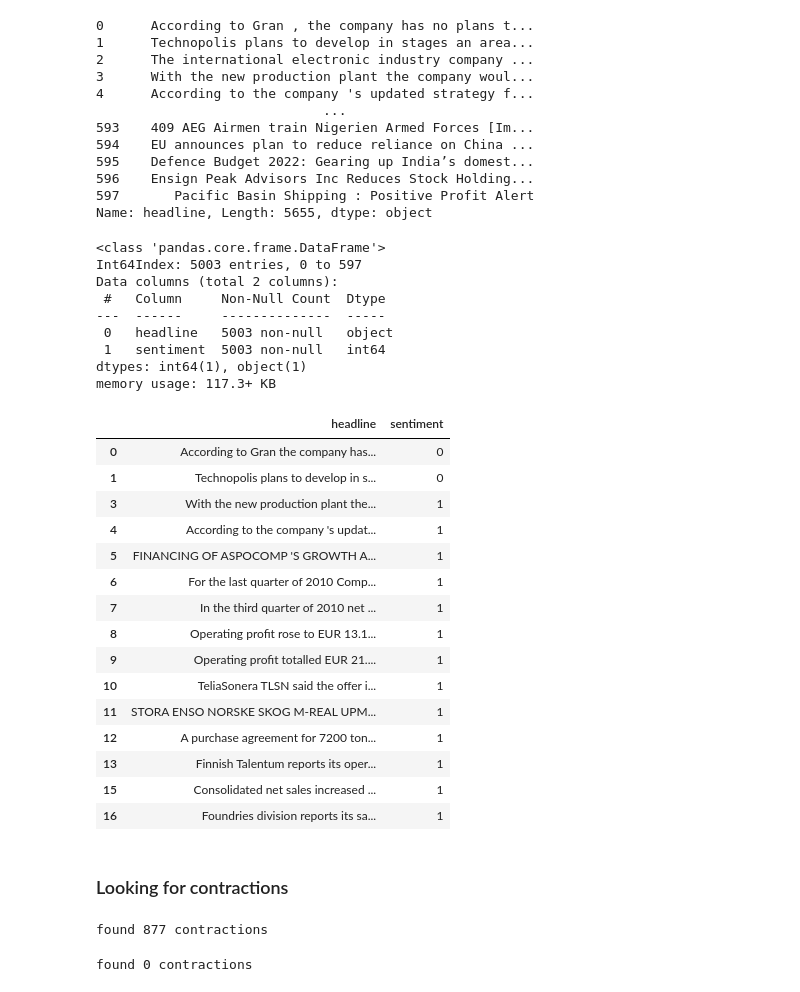
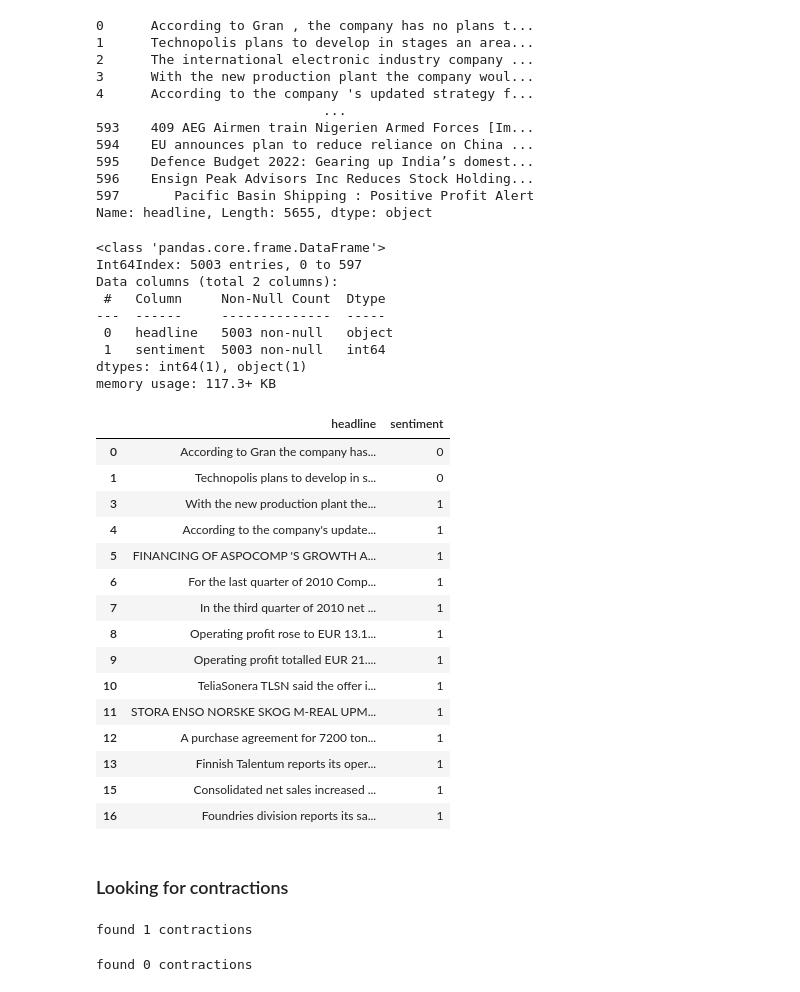
Before and after one commit to arnodunstatter/COSC4337-project, a Jupyter notebook: Financial_Sentiment_Analysis_Project.ipynb, the cells around one changed output. Cells and saved outputs as stored; diff of their text form; code cells hidden in the pictures.

```diff
--- a/Financial_Sentiment_Analysis_Project.ipynb
+++ b/Financial_Sentiment_Analysis_Project.ipynb
@@ -233,35 +233,39 @@ import re
 already_clean_h = []
 for h in data['headline']: # for each headline
   # ^ indicates not when in [] - if the string contains anything not in our allowable character set replaces it with nothing, then strip spaces from beginning and end
   #cleaned_h.append(re.sub(r'[^a-zA-Z0-9\s,.:\'?!$%&()_-]+', '', h).strip())
   if not bool(re.search('[^a-zA-Z0-9\s,.:\'?!$%&()_-]+', h)):
     # Get rid of "," and "." that are by themselves (Ex. "[word],", "[word] , ", "[word] .")
-    already_clean_h.append(re.sub(r'\b,+||\b\s,+||\b\s\.+', '', h).strip())
+    clean_h = re.sub(r'\b,+||\b\s,+||\s\.+||\.\Z', '', h)
+    clean_h = re.sub(r'\s%+', '%', clean_h)
+    clean_h = re.sub(r'\s:+', ':', clean_h)
+    clean_h = re.sub(r'\s\'s', '\'s', clean_h)
+    already_clean_h.append(clean_h.strip())
   else:
     already_clean_h.append(None)
 
 #data = data.assign(cleaned = cleaned_h) # the cleaned column contains both the headlines which were clean as-was and the columns which were made clean
 data = data.assign(headline = already_clean_h) # the clean column contains only headlines which were clean as-was
 
 data = data.dropna()
 
 data.info()
 data.head(15)
 # %% [output]
 <class 'pandas.core.frame.DataFrame'>
 Int64Index: 5003 entries, 0 to 597
 Data columns (total 2 columns):
  #   Column     Non-Null Count  Dtype
 ---  ------     --------------  -----
  0   headline   5003 non-null   object
  1   sentiment  5003 non-null   int64
 dtypes: int64(1), object(1)
 memory usage: 117.3+ KB
 |  | headline | sentiment |
 | 0 | According to Gran the company has... | 0 |
 | 1 | Technopolis plans to develop in s... | 0 |
 | 3 | With the new production plant the... | 1 |
-| 4 | According to the company 's updat... | 1 |
+| 4 | According to the company's update... | 1 |
 | 5 | FINANCING OF ASPOCOMP 'S GROWTH A... | 1 |
 | 6 | For the last quarter of 2010 Comp... | 1 |
 | 7 | In the third quarter of 2010 net ... | 1 |
@@ -325,7 +329,7 @@ for i in range(len(data.index)):
       indicesOfContractions.append(i)
 print(f"found {contractionCounter} contractions")
 # %% [output]
-found 877 contractions
+found 1 contractions
 # %%
 # remove space before every instance of "'s"
 for i in range(len(data.index)):
```
Also changed, not shown: parts of 1 cell of this notebook.
